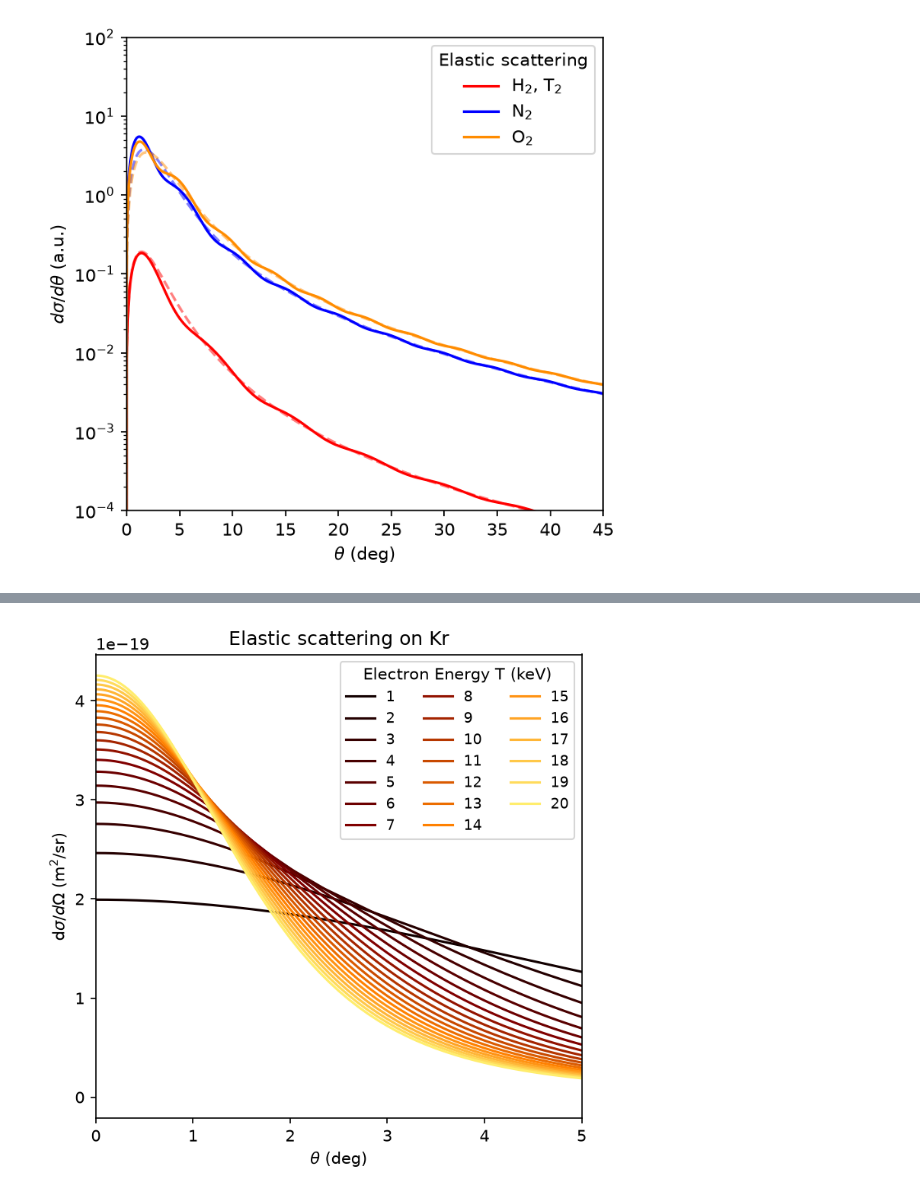
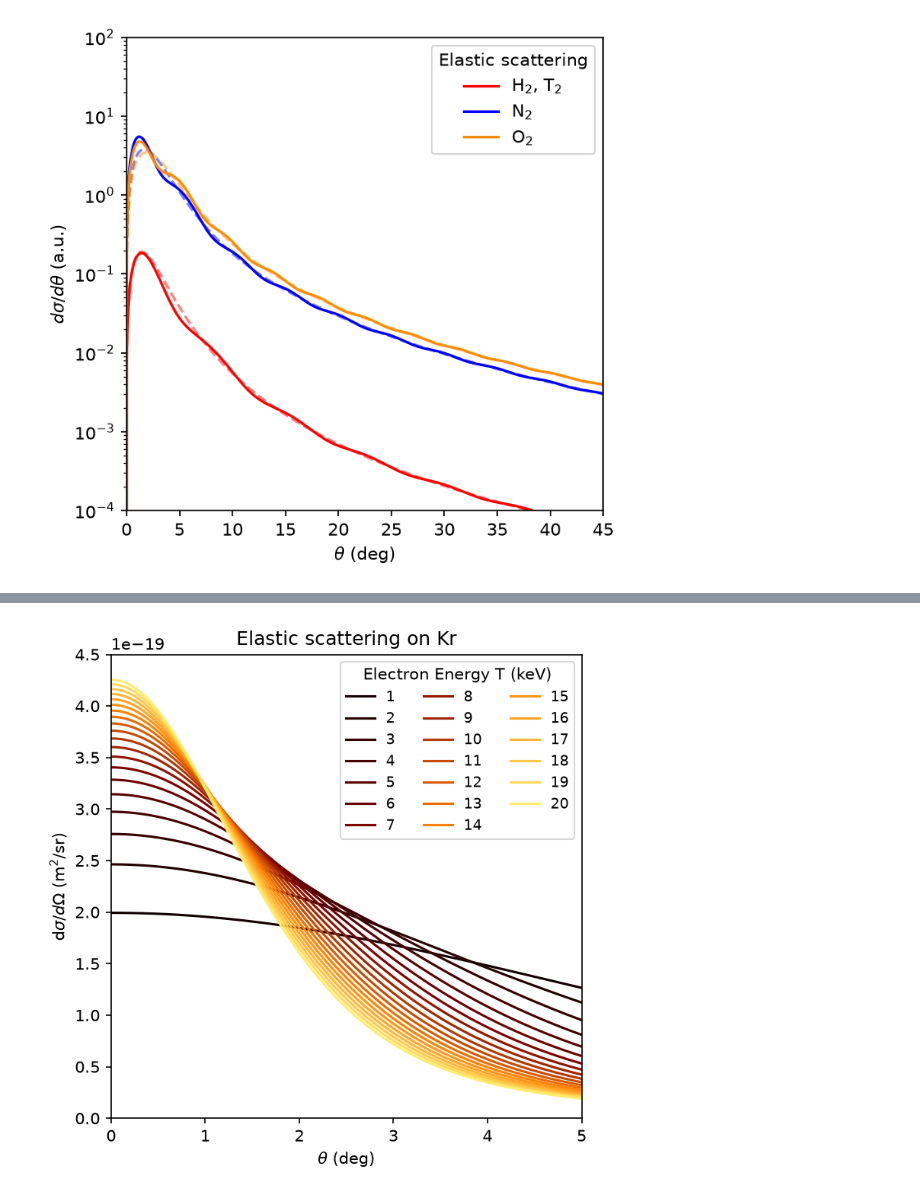
Before and after one commit to benjpjones/Project8ElectronScattering, a Jupyter notebook: PlotElastic.ipynb, the cells around one changed output, grey strips where cells are left out. Drawn from its saved outputs; the diff is of its cells as text; code cells hidden in the pictures.

```diff
--- a/PlotElastic.ipynb
+++ b/PlotElastic.ipynb
@@ -106,17 +107,18 @@ dat_Kr_angle=pd.read_csv("./Data/Elastic/AngleTables/Kr_DCS_1-20keV.csv",skiprow
 # %%
 plt.figure(figsize=(5,5),dpi=150)
 colormap=plt.get_cmap("afmhot")
 for c in dat_Kr_angle.columns:
     if "DCS" in c:
         if not("." in c):
             label=c.split("_")[1][0:-3]
             plt.plot(dat_Kr_angle.theta_deg,dat_Kr_angle[c]*1e-4,label=label,color=colormap((int(label))/28))
 plt.xlim(0,5)
 plt.ylabel(r"d$\sigma/d\Omega$ (m$^2$/sr)")
 plt.xlabel(r"$\theta$ (deg)")
 plt.legend(loc='upper right',ncol=3,title='Electron Energy T (keV)',fontsize=9)
 plt.title("Elastic scattering on Kr")
+plt.ylim(0,4.5e-19)
 plt.tight_layout()
 plt.savefig("Plots/Kr_Angular.png",dpi=150,bbox_inches='tight')
 # %% [output]
-[figure, old version]
+[figure, new version]
```
Also changed, not shown: parts of 1 cell of this notebook, 6 other files.
